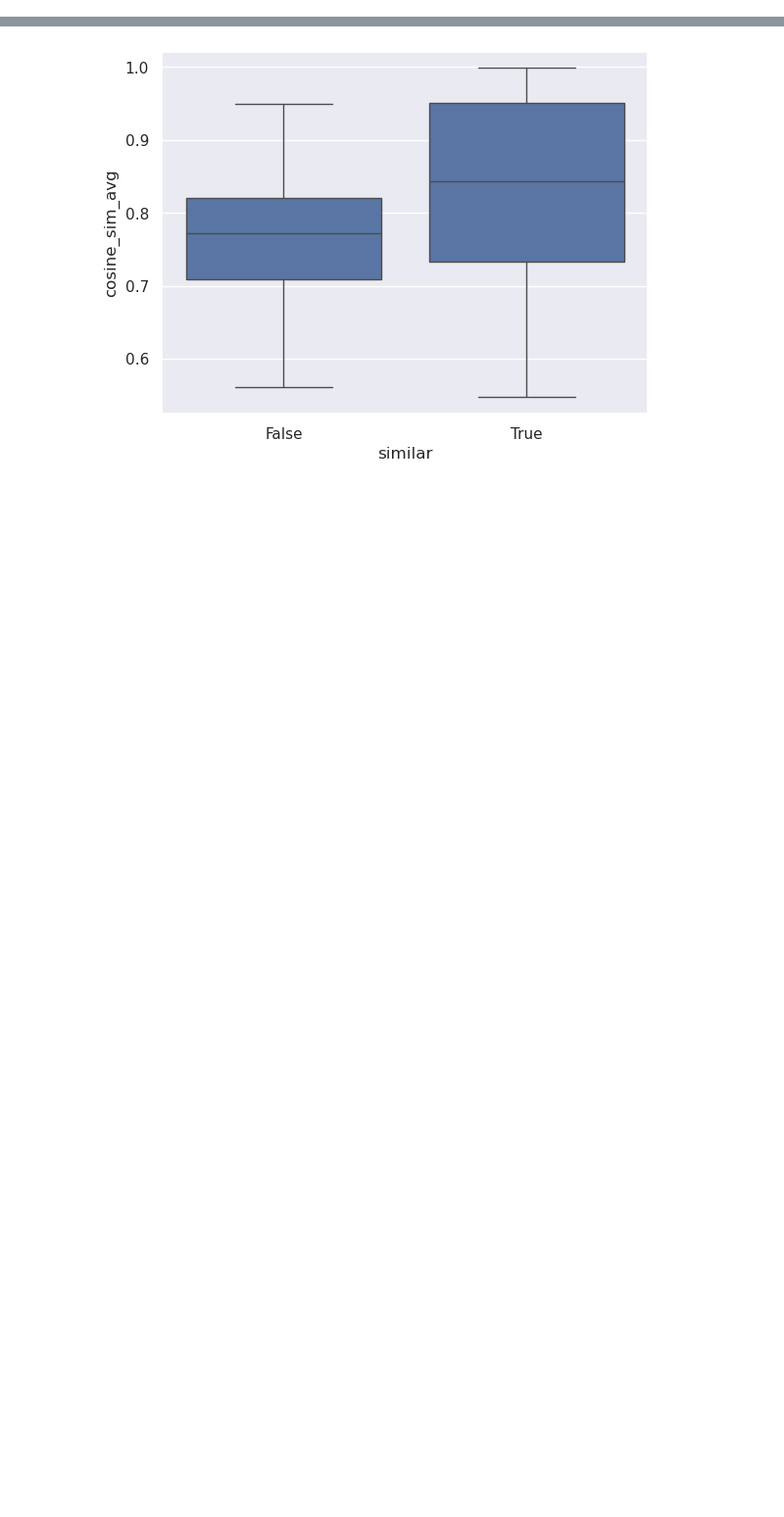
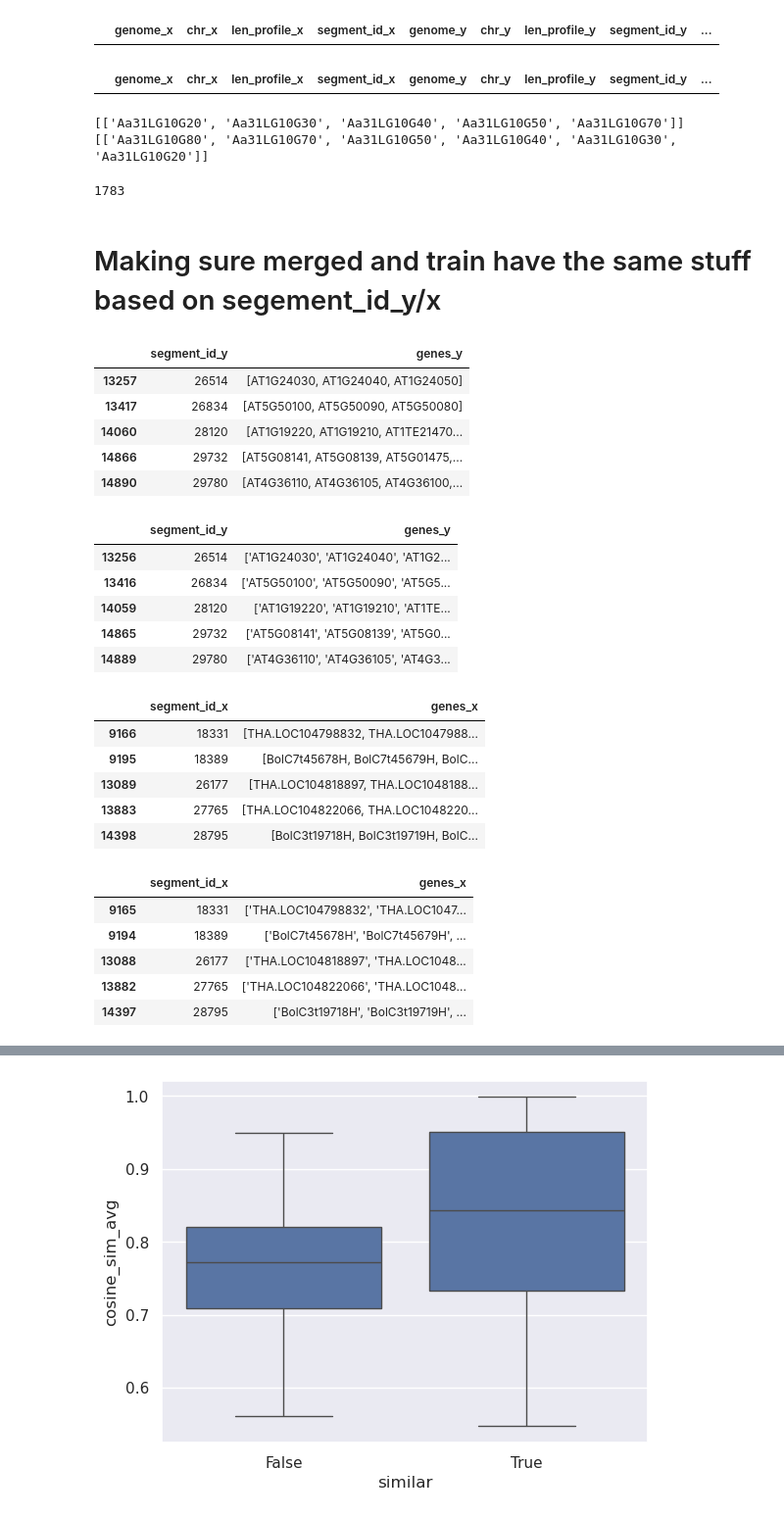
Before and after one commit to SteffenJong/ThesisProject, a Jupyter notebook: model/ana_train_test.ipynb, the cells around one changed output, grey strips where cells are left out. Shown at 98% size. Cells and saved outputs as stored; diff of their text form; code cells hidden in the pictures; blank space fills up the shorter version.

```diff
--- a/model/ana_train_test.ipynb
+++ b/model/ana_train_test.ipynb
@@ -17,0 +47,13 @@ df.head()
+# %%
+seq_x = df.iloc[0].seq_x
+# %%
+evo2_model = Evo2('evo2_1b_base', local_path="/home/jong505/models/evo2_1b_base.pt")
+l_name = "blocks.24.mlp.l3"
+
+tok_x = torch.tensor(evo2_model.tokenizer.tokenize(seq_x), dtype=torch.int, ).unsqueeze(0).to('cuda:0')
+_, tens_x = evo2_model(tok_x, return_embeddings=True, layer_names=[l_name])
+x = tens_x[l_name].cpu().float().numpy()
+split = np.array_split(x[0], 3)
+out = []
+for i in split:
+    out += i.mean(axis=0).tolist()
@@ -17,0 +114,26 @@ df.head()
+# %%
+train["sim_genes"] = train.apply(check_sim_gens, axis=1)
+train.query("sim_genes == True")
+# %% [output]
+|  | genome_x | chr_x | len_profile_x | segment_id_x | genome_y | chr_y | len_profile_y | segment_id_y | ... |
+# %%
+test["sim_genes"] = test.apply(check_sim_gens, axis=1)
+test.query("sim_genes == True")
+# %% [output]
+|  | genome_x | chr_x | len_profile_x | segment_id_x | genome_y | chr_y | len_profile_y | segment_id_y | ... |
+# %%
+val["sim_genes"] = val.apply(check_sim_gens, axis=1)
+print(val.query("sim_genes == True")["genes_x"].to_list())
+print(val.query("sim_genes == True")["genes_y"].to_list())
+# %% [output]
+[['Aa31LG10G20', 'Aa31LG10G30', 'Aa31LG10G40', 'Aa31LG10G50', 'Aa31LG10G70']]
+[['Aa31LG10G80', 'Aa31LG10G70', 'Aa31LG10G50', 'Aa31LG10G40', 'Aa31LG10G30', 'Aa31LG10G20']]
+# %%
+nested = train.genes_x.tolist()
+flat_list = [x for xs in nested for x in xs]
+counts = Counter(flat_list)
+sum(count>1 for count in counts.values())
+# %% [output]
+1783
+# %% [markdown]
+# Making sure merged and train have the same stuff based on segement_id_y/x
@@ -17,0 +175,36 @@ df.head()
+# %%
+df = create_train_df(merged, refseqs)
+df = append_genes(df)
+# %%
+ids = df.sample(n=5).segment_id_y.values
+display(df.query('segment_id_y.isin(@ids)')[["segment_id_y", "genes_y"]].sort_values("segment_id_y"))
+display(merged.query('segment_id_y.isin(@ids)')[["segment_id_y", "genes_y"]].sort_values("segment_id_y"))
+
+ids = df.sample(n=5).segment_id_x.values
+display(df.query('segment_id_x.isin(@ids)')[["segment_id_x", "genes_x"]].sort_values("segment_id_x"))
+display(merged.query('segment_id_x.isin(@ids)')[["segment_id_x", "genes_x"]].sort_values("segment_id_x"))
+# %% [output]
+|  | segment_id_y | genes_y |
+| 13257 | 26514 | [AT1G24030, AT1G24040, AT1G24050] |
+| 13417 | 26834 | [AT5G50100, AT5G50090, AT5G50080] |
+| 14060 | 28120 | [AT1G19220, AT1G19210, AT1TE21470... |
+| 14866 | 29732 | [AT5G08141, AT5G08139, AT5G01475,... |
+| 14890 | 29780 | [AT4G36110, AT4G36105, AT4G36100,... |
+|  | segment_id_y | genes_y |
+| 13256 | 26514 | ['AT1G24030', 'AT1G24040', 'AT1G2... |
+| 13416 | 26834 | ['AT5G50100', 'AT5G50090', 'AT5G5... |
+| 14059 | 28120 | ['AT1G19220', 'AT1G19210', 'AT1TE... |
+| 14865 | 29732 | ['AT5G08141', 'AT5G08139', 'AT5G0... |
+| 14889 | 29780 | ['AT4G36110', 'AT4G36105', 'AT4G3... |
+|  | segment_id_x | genes_x |
+| 9166 | 18331 | [THA.LOC104798832, THA.LOC1047988... |
+| 9195 | 18389 | [BolC7t45678H, BolC7t45679H, BolC... |
+| 13089 | 26177 | [THA.LOC104818897, THA.LOC1048188... |
+| 13883 | 27765 | [THA.LOC104822066, THA.LOC1048220... |
+| 14398 | 28795 | [BolC3t19718H, BolC3t19719H, BolC... |
+|  | segment_id_x | genes_x |
+| 9165 | 18331 | ['THA.LOC104798832', 'THA.LOC1047... |
+| 9194 | 18389 | ['BolC7t45678H', 'BolC7t45679H', ... |
+| 13088 | 26177 | ['THA.LOC104818897', 'THA.LOC1048... |
+| 13882 | 27765 | ['THA.LOC104822066', 'THA.LOC1048... |
+| 14397 | 28795 | ['BolC3t19718H', 'BolC3t19719H', ... |
```
Also changed, not shown: parts of 13 cells of this notebook, 3 other files.
